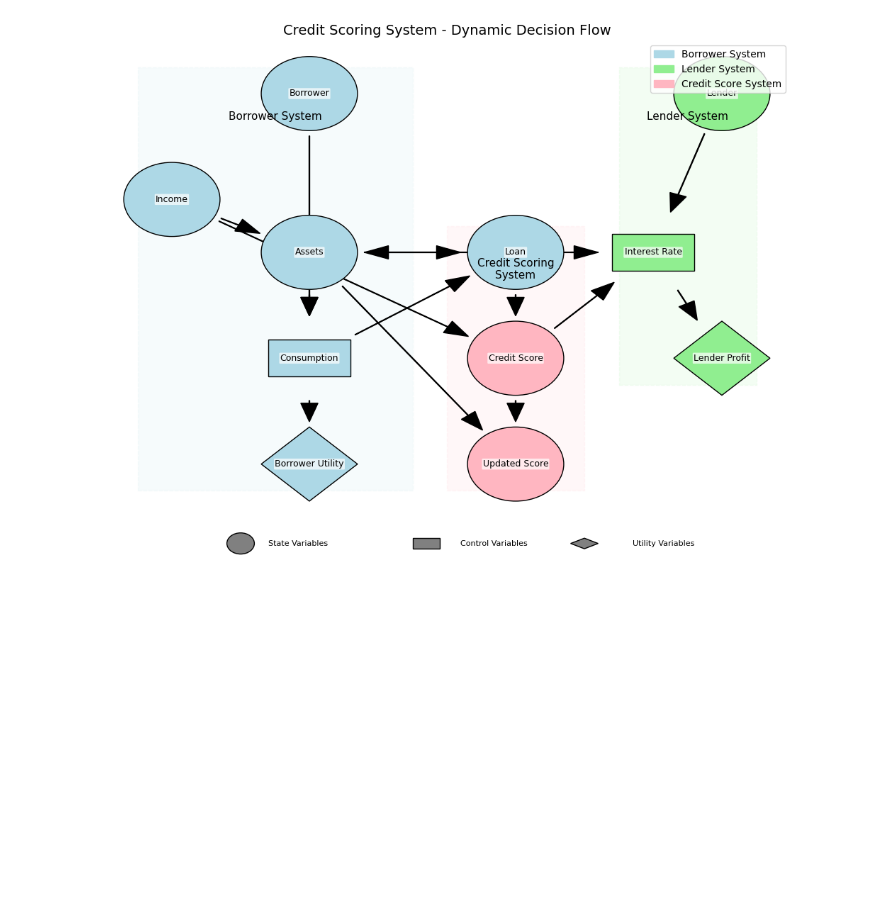
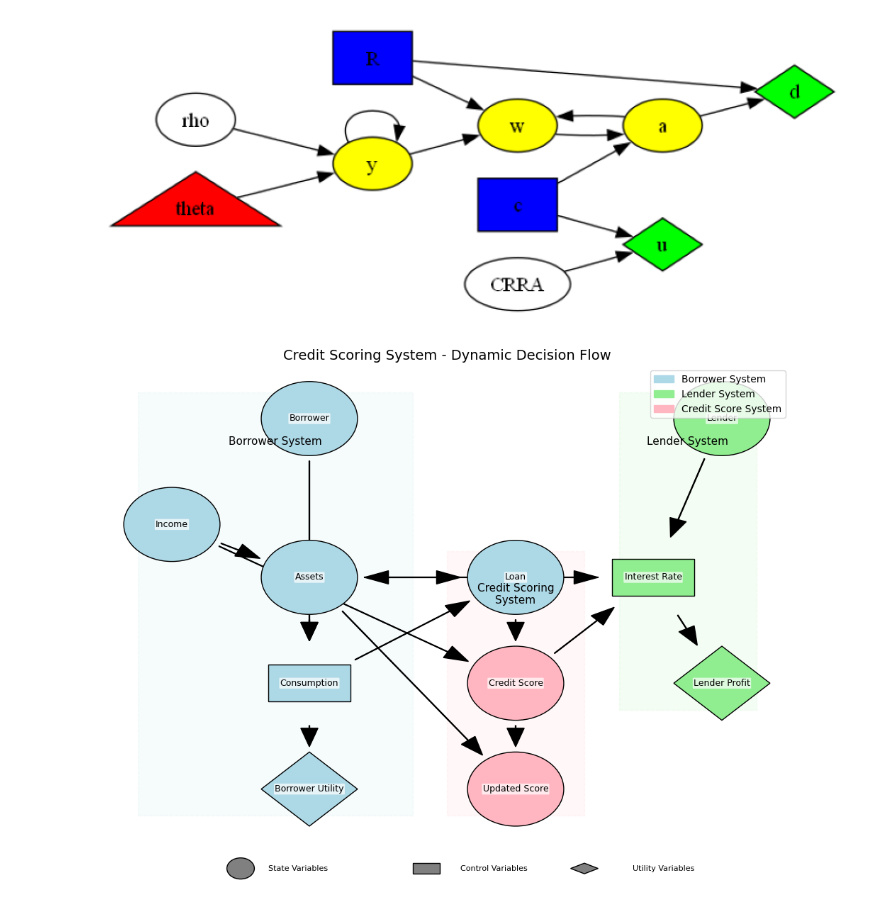
Before and after one commit to sbenthall/abm-bls-credit-study, a Jupyter notebook: old-materials/DASS Credit Model in Blocks.ipynb, the cells around one changed output. Drawn from its saved outputs; the diff is of its cells as text; code cells hidden in the pictures; blank space fills up the shorter version.

Commit message:
new update on diagram

```diff
--- a/old-materials/DASS Credit Model in Blocks.ipynb
+++ b/old-materials/DASS Credit Model in Blocks.ipynb
@@ -36,0 +43,11 @@ calibration = {
+# %%
+# Define different colors & shapes for variable types
+style_map = {
+    "Control": {"shape": "rectangle", "color": "blue"},  # Control variables (decisions)
+    "Reward": {"shape": "diamond", "color": "green"},   # Rewards
+    "Shock": {"shape": "triangle", "color": "red"},    # Shocks (exogenous)
+    "State": {"shape": "ellipse", "color": "yellow"}    # Default for state variables
+}
+
+# Create a directed graph
+graph = pydot.Dot("ModelStructure", graph_type="digraph", rankdir="LR")
@@ -37,3 +104,15 @@ calibration = {
+# %%
+# Render graph and display it
+graph.write_png("model_structure.png")
+
+# Use matplotlib to display the image
+img = plt.imread("model_structure.png")
+plt.figure(figsize=(10, 7))
+plt.imshow(img)
+plt.axis('off')  # Hide axes
+plt.show()
+# %% [output]
+[figure, added]
 # %%
 import networkx as nx
 import matplotlib.pyplot as plt
```
Also changed, not shown: parts of 2 cells of this notebook, 1 other file.
